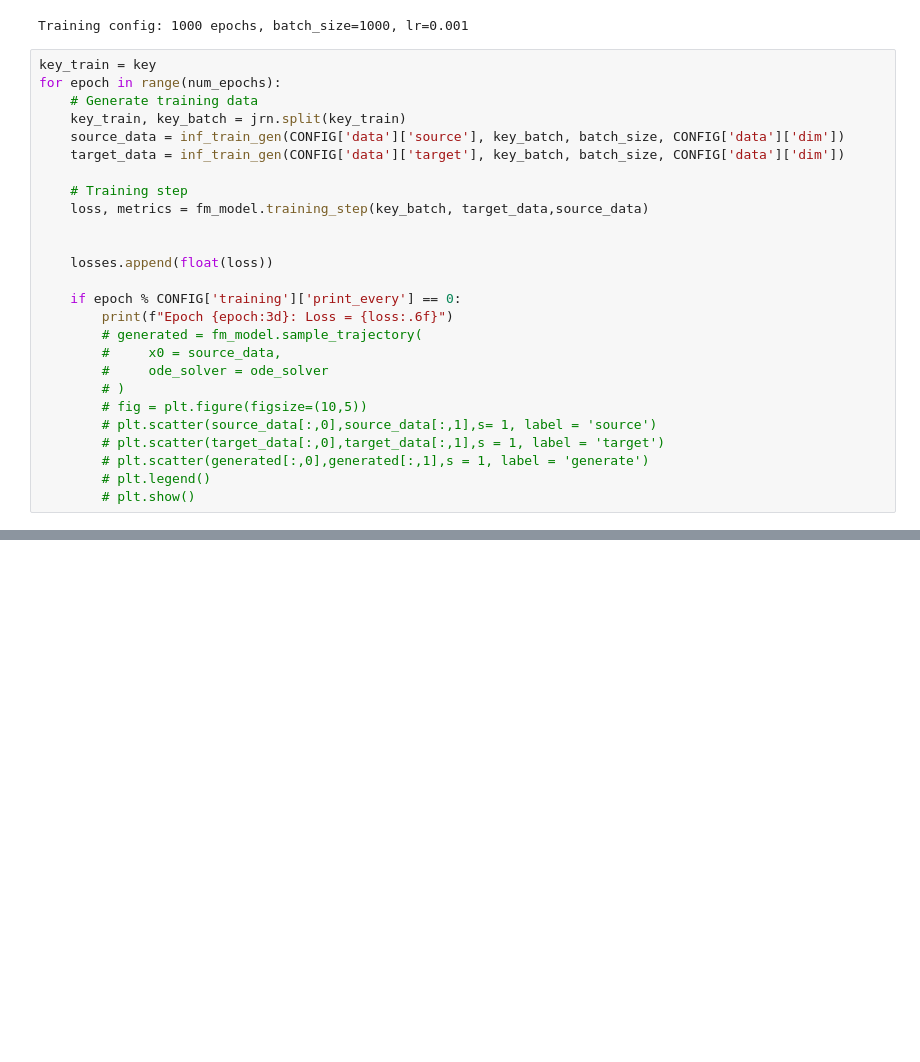
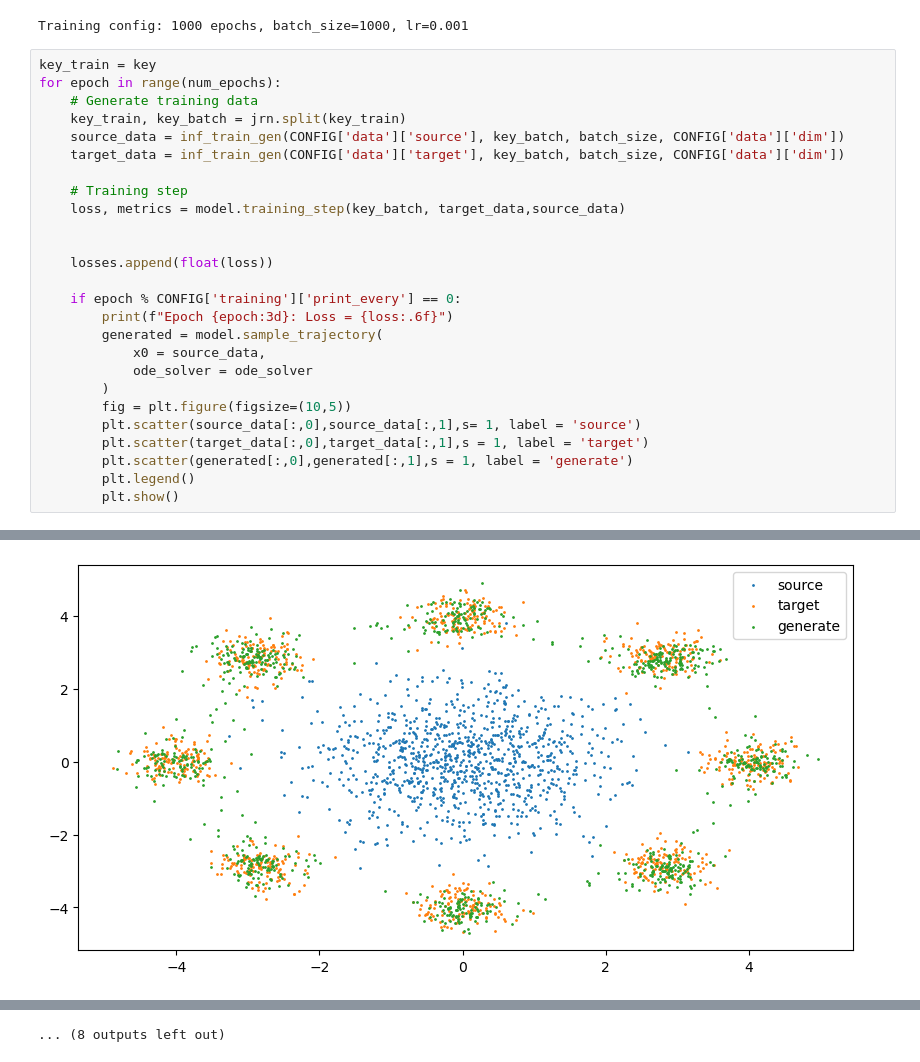
Before and after one commit to SebasGutHdz/PDPO_jax, a Jupyter notebook: pdpo/generative/notebooks/test_gen_models.ipynb, the cells around one changed output, grey strips where cells are left out. Saved outputs shown, nothing was run; the diff lists cells and outputs as text; blank space fills up the shorter version.

```diff
--- a/pdpo/generative/notebooks/test_gen_models.ipynb
+++ b/pdpo/generative/notebooks/test_gen_models.ipynb
@@ -155,21 +175,21 @@ for epoch in range(num_epochs):
     target_data = inf_train_gen(CONFIG['data']['target'], key_batch, batch_size, CONFIG['data']['dim'])
 
     # Training step
-    loss, metrics = fm_model.training_step(key_batch, target_data,source_data)
+    loss, metrics = model.training_step(key_batch, target_data,source_data)
 
 
     losses.append(float(loss))
 
     if epoch % CONFIG['training']['print_every'] == 0:
         print(f"Epoch {epoch:3d}: Loss = {loss:.6f}")
-        # generated = fm_model.sample_trajectory(
-        #     x0 = source_data,
-        #     ode_solver = ode_solver
-        # )
-        # fig = plt.figure(figsize=(10,5))
-        # plt.scatter(source_data[:,0],source_data[:,1],s= 1, label = 'source')
-        # plt.scatter(target_data[:,0],target_data[:,1],s = 1, label = 'target')
-        # plt.scatter(generated[:,0],generated[:,1],s = 1, label = 'generate')
-        # plt.legend()
-        # plt.show()
+        generated = model.sample_trajectory(
+            x0 = source_data,
+            ode_solver = ode_solver
+        )
+        fig = plt.figure(figsize=(10,5))
+        plt.scatter(source_data[:,0],source_data[:,1],s= 1, label = 'source')
+        plt.scatter(target_data[:,0],target_data[:,1],s = 1, label = 'target')
+        plt.scatter(generated[:,0],generated[:,1],s = 1, label = 'generate')
+        plt.legend()
+        plt.show()
 # %% [output]
@@ -185,0 +197 @@ Epoch 900: Loss = 7.719779
+[figure, added]
@@ -186,3 +208,4 @@ Epoch 900: Loss = 7.719779
+... (8 outputs left out)
 # %%
 plt.figure(figsize=(8, 5))
 plt.plot(losses)
```
Also changed, not shown: parts of 8 cells of this notebook, 3 other files.
